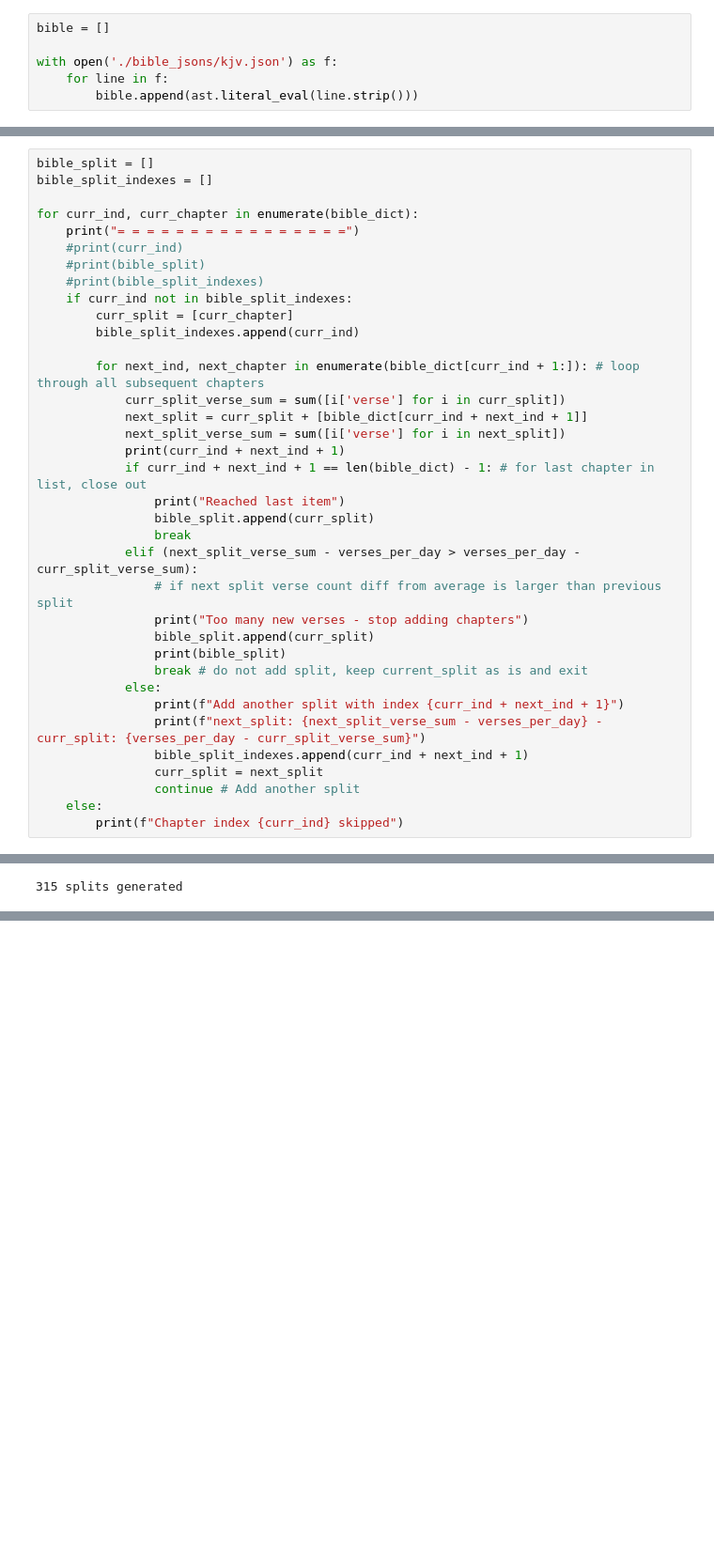
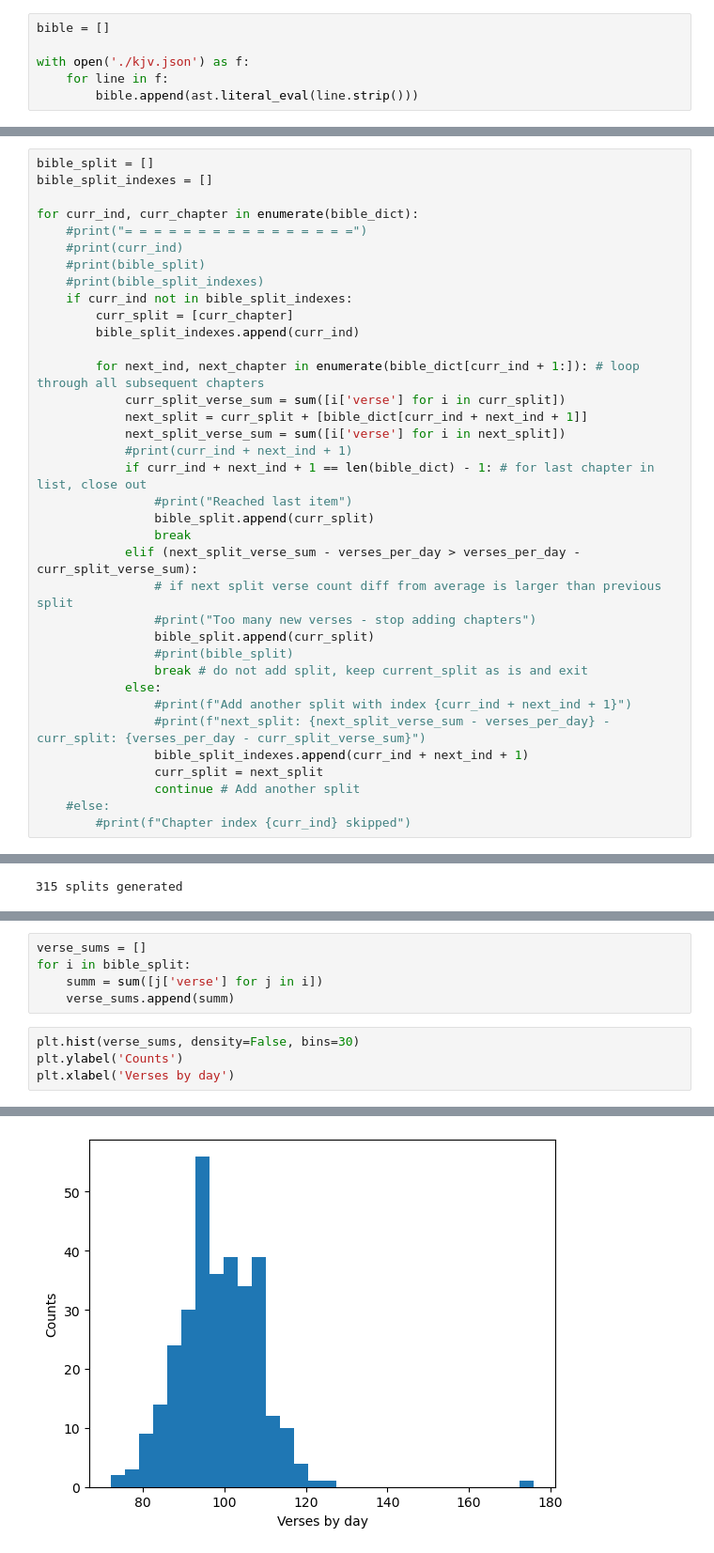
Before and after one commit to PAmerikanos/bible_planner, a Jupyter notebook: bible_split_now.ipynb, the cells around one changed output, grey strips where cells are left out. Shown: that part at 94% size. Drawn from its saved outputs; the diff is of its cells as text; blank space fills up the shorter version.

```diff
--- a/bible_split_now.ipynb
+++ b/bible_split_now.ipynb
@@ -8,7 +8,7 @@ import matplotlib.pyplot as plt
 # %%
 bible = []
 
-with open('./bible_jsons/kjv.json') as f:
+with open('./kjv.json') as f:
     for line in f:
         bible.append(ast.literal_eval(line.strip()))
 # %%
@@ -113,7 +99,7 @@ bible_split = []
 bible_split_indexes = []
 
 for curr_ind, curr_chapter in enumerate(bible_dict):
-    print("= = = = = = = = = = = = = = = =")
+    #print("= = = = = = = = = = = = = = = =")
     #print(curr_ind)
     #print(bible_split)
     #print(bible_split_indexes)
@@ -125,22 +111,22 @@ for curr_ind, curr_chapter in enumerate(bible_dict):
             curr_split_verse_sum = sum([i['verse'] for i in curr_split])
             next_split = curr_split + [bible_dict[curr_ind + next_ind + 1]]
             next_split_verse_sum = sum([i['verse'] for i in next_split])
-            print(curr_ind + next_ind + 1)
+            #print(curr_ind + next_ind + 1)
             if curr_ind + next_ind + 1 == len(bible_dict) - 1: # for last chapter in list, close out
-                print("Reached last item")
+                #print("Reached last item")
                 bible_split.append(curr_split)
                 break
             elif (next_split_verse_sum - verses_per_day > verses_per_day - curr_split_verse_sum):
                 # if next split verse count diff from average is larger than previous split
-                print("Too many new verses - stop adding chapters")
+                #print("Too many new verses - stop adding chapters")
                 bible_split.append(curr_split)
-                print(bible_split)
+                #print(bible_split)
                 break # do not add split, keep current_split as is and exit
             else:
-                print(f"Add another split with index {curr_ind + next_ind + 1}")
-                print(f"next_split: {next_split_verse_sum - verses_per_day} - curr_split: {verses_per_day - curr_split_verse_sum}")
+                #print(f"Add another split with index {curr_ind + next_ind + 1}")
+                #print(f"next_split: {next_split_verse_sum - verses_per_day} - curr_split: {verses_per_day - curr_split_verse_sum}")
                 bible_split_indexes.append(curr_ind + next_ind + 1)
                 curr_split = next_split
                 continue # Add another split
-    else:
-        print(f"Chapter index {curr_ind} skipped")
+    #else:
+        #print(f"Chapter index {curr_ind} skipped")
@@ -224,0 +137,10 @@ len(bible_split)
+# %%
+verse_sums = []
+for i in bible_split:
+    summ = sum([j['verse'] for j in i])
+    verse_sums.append(summ)
+# %%
+plt.hist(verse_sums, density=False, bins=30)
+plt.ylabel('Counts')
+plt.xlabel('Verses by day')
+# %% [output]
@@ -224,0 +148 @@ len(bible_split)
+[figure, added]
```
Also changed, not shown: parts of 8 cells of this notebook, 1 other file.
